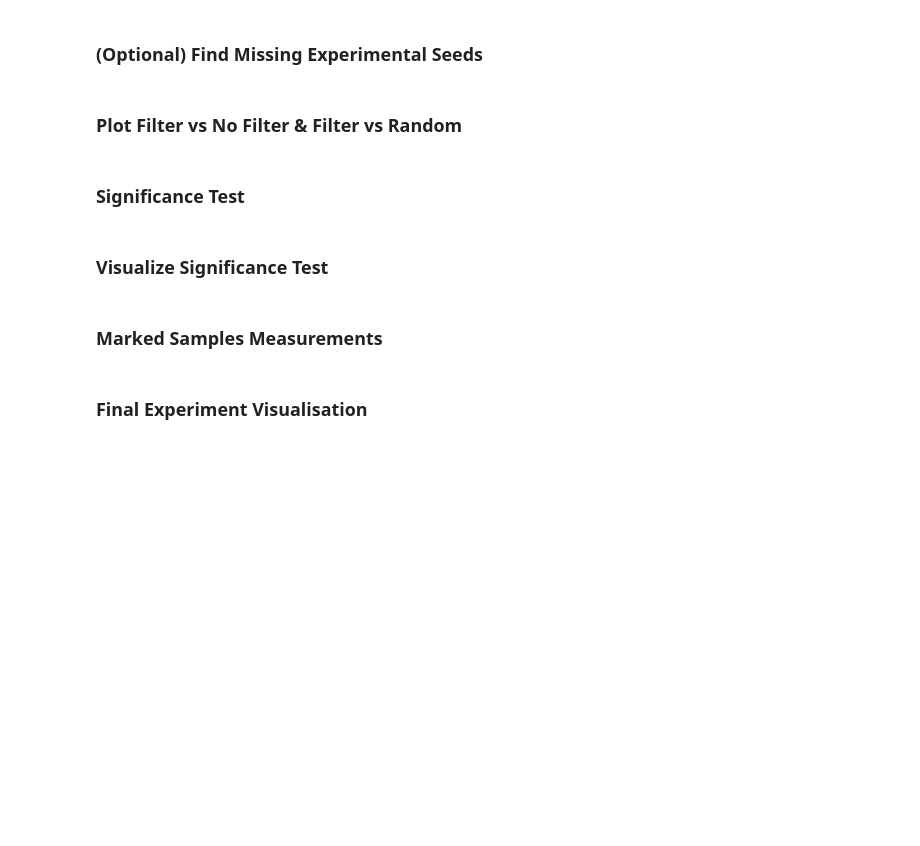
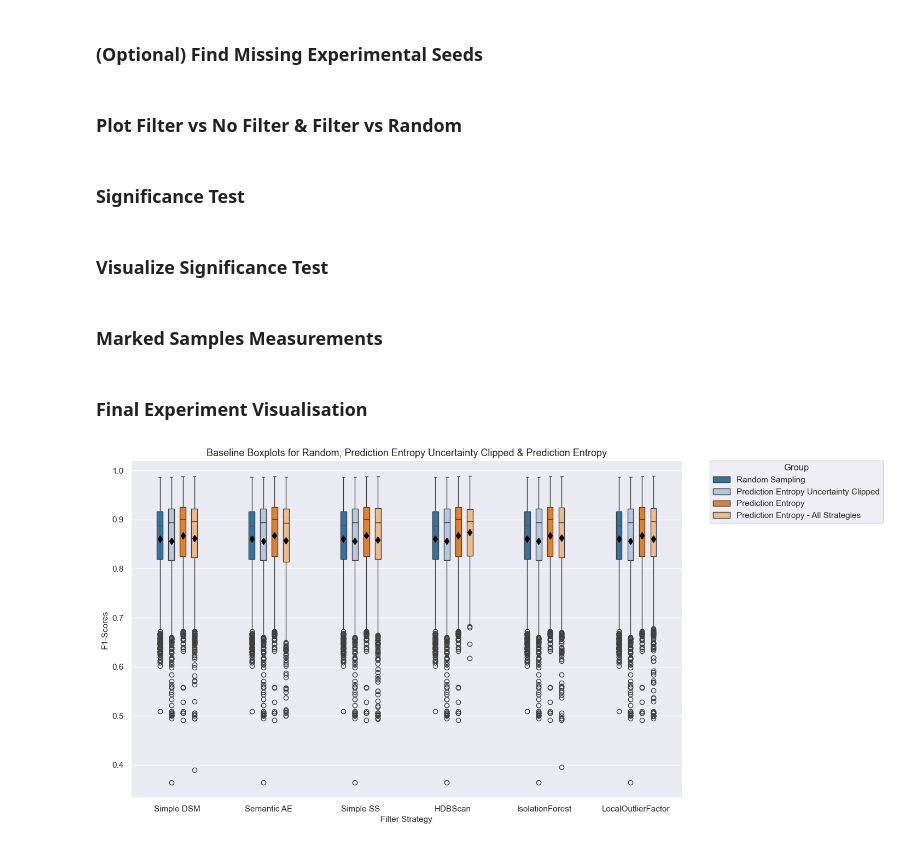
Before and after one commit to jembie/TenseOracle, a Jupyter notebook: ThoroughOracle-Scripts/find_missing_standards.ipynb, the cells around one changed output. Cells and saved outputs as stored; diff of their text form; code cells hidden in the pictures; blank space fills up the shorter version.

Commit message:
Add Results for `Final-Experiment-Analysis` for percentiles and non-percentile version

```diff
--- a/ThoroughOracle-Scripts/find_missing_standards.ipynb
+++ b/ThoroughOracle-Scripts/find_missing_standards.ipynb
@@ -1165,14 +1067,6 @@ def load_asset_data(workspace_data: DefaultDict[str, List[Path]]) -> Dict[str, p
         results[task_name] = df
     return results
 
-def group_by_filter_strategy(paths: List[Path]) -> DefaultDict[str, List[Path]]:
-    collected_dfs = defaultdict(list)
-    for asset_path in paths:
-        filter_strategy_name = filter_names_clean[asset_path.name.replace("_f1s.npy", "")]
-        collected_dfs[filter_strategy_name].append(asset_path)
-
-    return collected_dfs
-
 def transform_into_baseline(data):
     df = pd.DataFrame.from_dict(data, orient="columns")
     df_transformed = df.apply(pd.Series.explode).reset_index(drop=True)
@@ -1180,33 +1074,50 @@ def transform_into_baseline(data):
     baseline = pd.concat([df_single_column.rename(columns={"HDBScan": col}) for col in filter_names_clean.values()], axis=1)
     return baseline
 
+def transform_into_experimental_data(data):
+    results = []
+    for df in data.values():
+        df_transformed = df.apply(pd.Series.explode).reset_index(drop=True)
+        results.append(df_transformed)
+
+    return pd.concat(results, axis=0, ignore_index=True)
 
 
 def baseline() -> None:
     random_baseline_data = load_asset_data_baseline(ASSET_PATHS=Path("cache", "assets", "final-experiment-random-sampling-all-filters"))
     prediction_entropy_uncertainty_data = load_asset_data_baseline(ASSET_PATHS=Path("cache", "assets", "final-experiment-prediction-entropy-no-filters"))
     prediction_entropy_data = load_asset_data_baseline(ASSET_PATHS=Path("cache", "assets", "final-experiment-no-filters"))
+    actual_experiments = load_asset_data(collect_asset_paths(ASSET_PATHS= Path("cache", "assets", "final-experiment-all-filters")))
 
     random_base = transform_into_baseline(random_baseline_data)
     uncertainty_base = transform_into_baseline(prediction_entropy_uncertainty_data)
     entropy_base = transform_into_baseline(prediction_entropy_data)
+    experimental_data = transform_into_experimental_data(actual_experiments)
 
     random_base["Group"] = "Random Sampling"
     uncertainty_base["Group"] = "Prediction Entropy Uncertainty Clipped"
     entropy_base["Group"] = "Prediction Entropy"
+    experimental_data["Group"] = "Prediction Entropy - All Strategies"
 
-    dfs_combined = pd.concat([random_base, uncertainty_base, entropy_base])
+    dfs_combined = pd.concat([random_base, uncertainty_base, entropy_base, experimental_data])
     df_melted = dfs_combined.melt(id_vars="Group", var_name="Filter Strategy", value_name="F1-Scores")
 
     sns.set_theme()
     custom_palette = sns.color_palette("tab20")
 
-    plt.figure(figsize=(12, 7))
+    plt.figure(figsize=(13, 8))
     sns.boxplot(data=df_melted, x="Filter Strategy", y="F1-Scores", hue="Group", palette=custom_palette, showmeans=True, width=0.5, gap=0.5, meanprops={"marker":"d","markerfacecolor":"black", "markeredgecolor":"black"})
 
     plt.title("Baseline Boxplots for Random, Prediction Entropy Uncertainty Clipped & Prediction Entropy", fontsize=13)
     plt.xlabel("Filter Strategy", fontsize=11)
     plt.ylabel("F1-Scores", fontsize=11)
+
+    plt.legend(
+    title="Group",
+    bbox_to_anchor=(1.05, 1),  # Place it outside the plot on the right
+    loc="upper left",          # Anchor it to the upper left of the bbox
+    borderaxespad=0            # Add padding between the axes and legend
+    )
 
     plt.show()
 
@@ -1221,30 +1132,32 @@ def end_performance_comparison() -> None:
         for col in df.columns:
             values = df[col].values
             df_summarised = np.concatenate([array_with_values if array_with_values is not None else np.array([]) for array_with_values in values])
             collected_assets[col] = df_summarised
 
 
         asset_df = pd.DataFrame(data=[collected_assets], index=[task_name])
         dfs.append(asset_df)
 
     merged_df = pd.concat(dfs)
 
     summary = pd.DataFrame({
         col: [np.concatenate(merged_df[col].values)]  # Concatenate all arrays in each column
         for col in merged_df.columns
     })
 
     sns.set_theme()
 
     # Create the boxplot
     plt.figure(figsize=(10, 6))
     sns.boxplot(
         data=summary,
         showmeans=True
         )
 
 
     plt.show()
 
 # end_performance_comparison()
 baseline()
+# %% [output]
+[figure, added]
```
Also changed, not shown: parts of 4 cells of this notebook.
